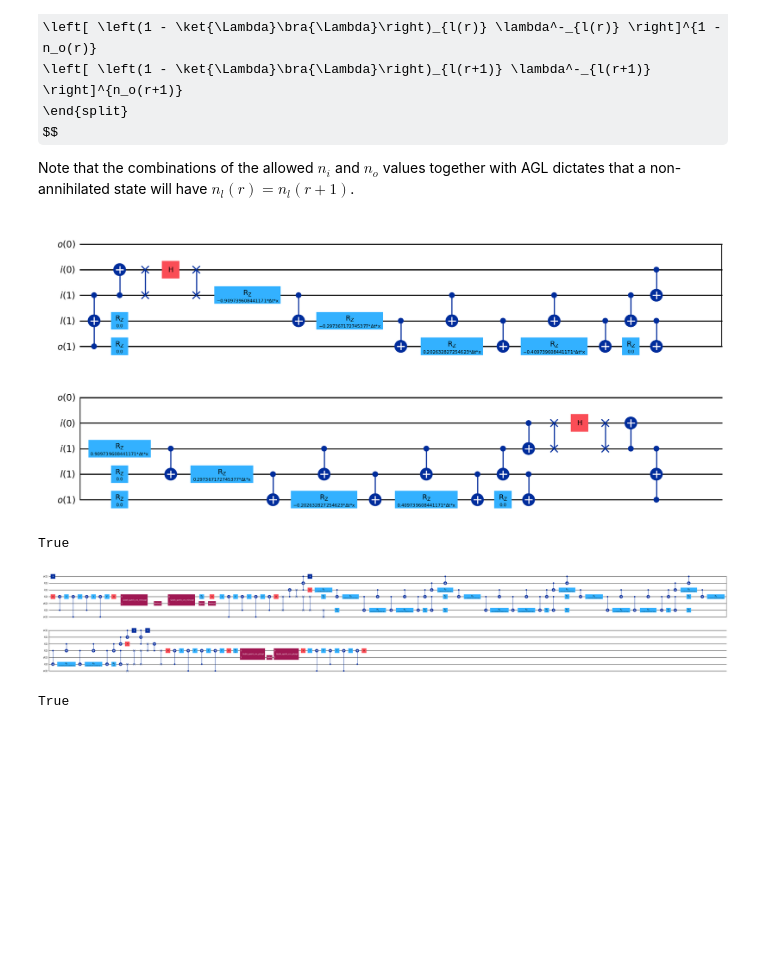
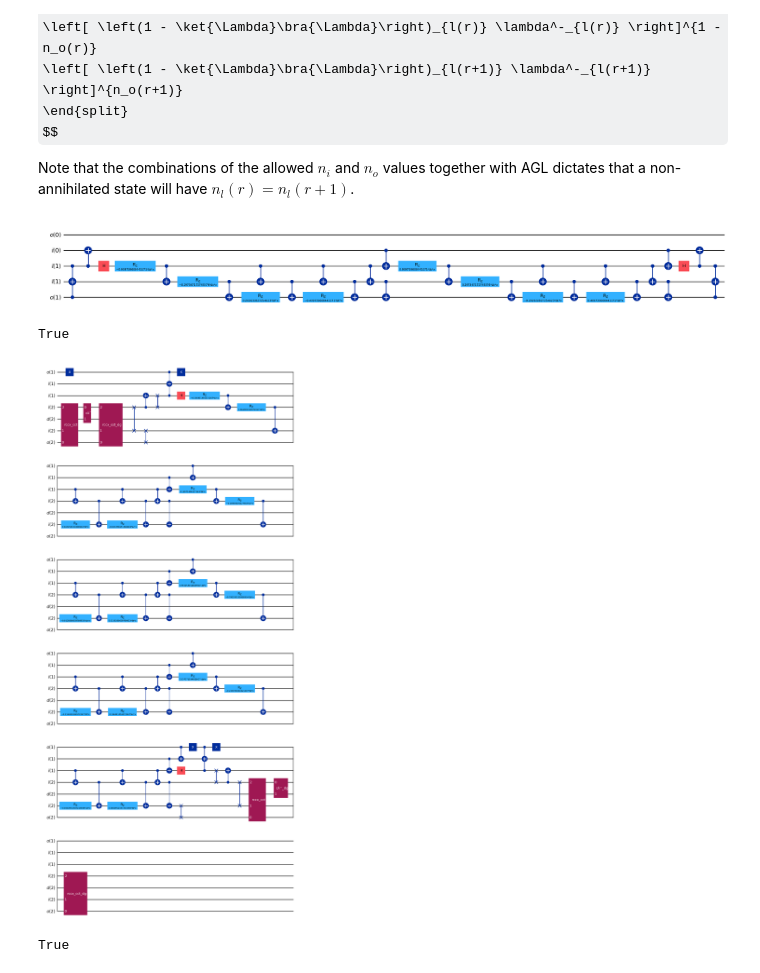
Before and after one commit to yiiyama/lsh-qudit, a Jupyter notebook: full_circuit.ipynb, the cells around one changed output. Cells and saved outputs as stored; diff of their text form; code cells hidden in the pictures; some formulas as TeX source; blank space fills up the shorter version.

```diff
--- a/full_circuit.ipynb
+++ b/full_circuit.ipynb
@@ -213,9 +216,9 @@ Note that the combinations of the allowed $n_i$ and $n_o$ values together with A
 non-annihilated state will have $n_l(r) = n_l(r+1)$.
 # %%
 circuit, init_p, _ = hopping_term(1, 0, time_step, interaction_x, left_flux=0)
-draw_circuit(circuit, init_p, reorder=False)
+draw_circuit(circuit, init_p, reorder=False, fold=50)
 # %% [output]
-[figure, old version]
+[figure, new version]
 # %%
 assigned = circuit.assign_parameters({interaction_x: x, time_step: dt})
 # Reverse the site ordering through embedding
@@ -229,7 +232,7 @@ validate_circuit(embedded, hmat, subspace=subspace)
 True
 # %%
 circuit, init_p, _ = hopping_term(1, 1, time_step, interaction_x, left_flux=(0, 1))
-draw_circuit(circuit, init_p, reorder=False, fold=100)
+draw_circuit(circuit, init_p, reorder=False, fold=20)
 # %% [output]
-[figure, old version]
+[figure, new version]
 # %%
```
Also changed, not shown: parts of 13 cells of this notebook, 2 other files.
